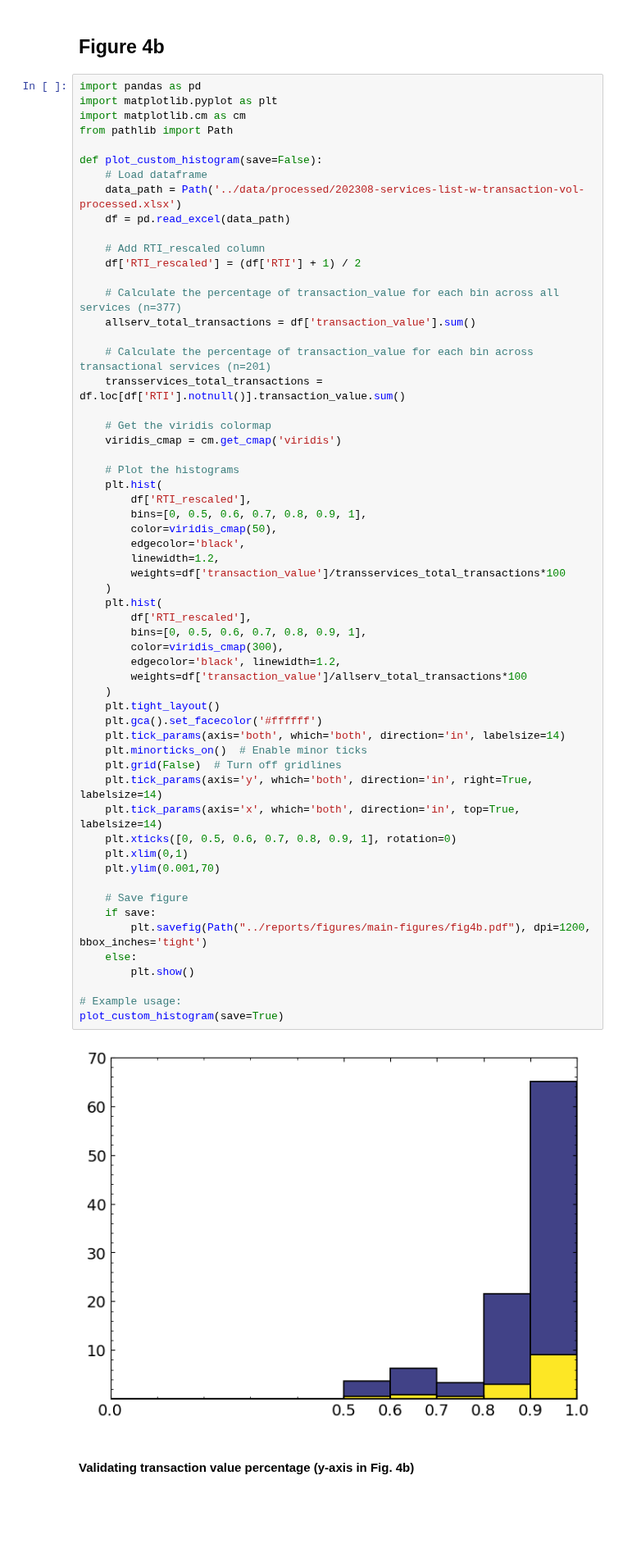
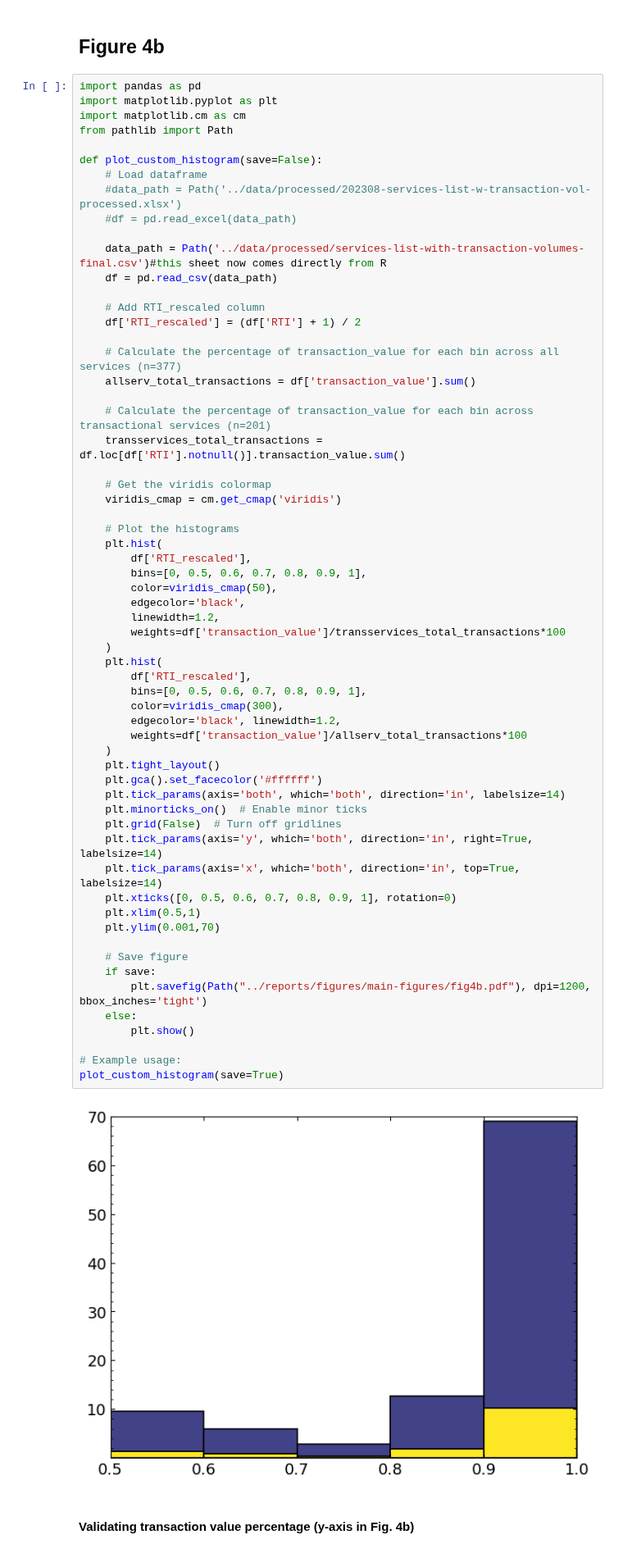
Before and after one commit to ai-for-public-services/structural-insights-into-uk-gov, a Jupyter notebook: notebooks/04-fig-4.ipynb, the cells around one changed output. Shown at 82% size. Drawn from its saved outputs; the diff is of its cells as text; blank space fills up the shorter version.

```diff
--- a/notebooks/04-fig-4.ipynb
+++ b/notebooks/04-fig-4.ipynb
@@ -84,8 +84,11 @@ from pathlib import Path
 
 def plot_custom_histogram(save=False):
     # Load dataframe
-    data_path = Path('../data/processed/202308-services-list-w-transaction-vol-processed.xlsx')
-    df = pd.read_excel(data_path)
+    #data_path = Path('../data/processed/202308-services-list-w-transaction-vol-processed.xlsx')
+    #df = pd.read_excel(data_path)
+
+    data_path = Path('../data/processed/services-list-with-transaction-volumes-final.csv')#this sheet now comes directly from R
+    df = pd.read_csv(data_path)
 
     # Add RTI_rescaled column
     df['RTI_rescaled'] = (df['RTI'] + 1) / 2
@@ -107,35 +110,35 @@ def plot_custom_histogram(save=False):
         edgecolor='black',
         linewidth=1.2,
         weights=df['transaction_value']/transservices_total_transactions*100
     )
     plt.hist(
         df['RTI_rescaled'],
         bins=[0, 0.5, 0.6, 0.7, 0.8, 0.9, 1],
         color=viridis_cmap(300),
         edgecolor='black', linewidth=1.2,
         weights=df['transaction_value']/allserv_total_transactions*100
     )
     plt.tight_layout()
     plt.gca().set_facecolor('#ffffff')
     plt.tick_params(axis='both', which='both', direction='in', labelsize=14)
     plt.minorticks_on()  # Enable minor ticks
     plt.grid(False)  # Turn off gridlines
     plt.tick_params(axis='y', which='both', direction='in', right=True, labelsize=14)
     plt.tick_params(axis='x', which='both', direction='in', top=True, labelsize=14)
     plt.xticks([0, 0.5, 0.6, 0.7, 0.8, 0.9, 1], rotation=0)
-    plt.xlim(0,1)
+    plt.xlim(0.5,1)
     plt.ylim(0.001,70)
 
     # Save figure
     if save:
         plt.savefig(Path("../reports/figures/main-figures/fig4b.pdf"), dpi=1200, bbox_inches='tight')
     else:
         plt.show()
 
 # Example usage:
 plot_custom_histogram(save=True)
 # %% [output]
-[figure, old version]
+[figure, new version]
 # %% [markdown]
 #### Validating transaction value percentage (y-axis in Fig. 4b)
 # %%
```
Also changed, not shown: parts of 1 cell of this notebook, 2 other files.
